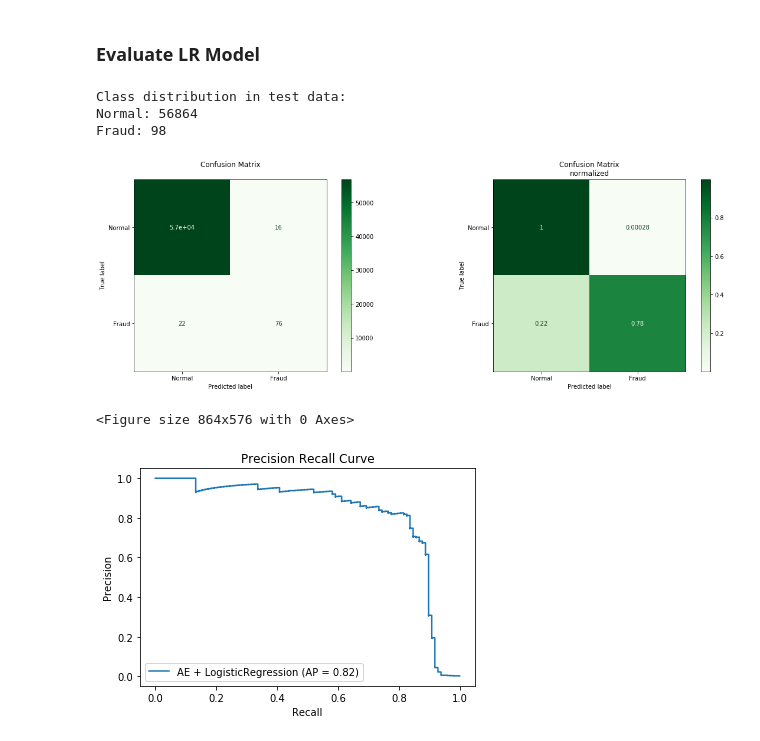
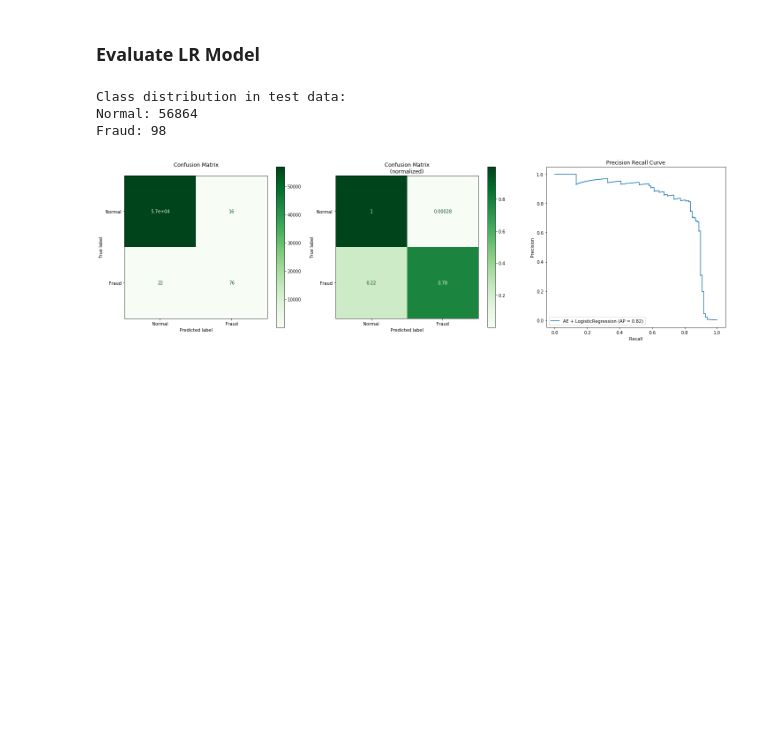
Before and after one commit to janedoesrepo/Autoencoder-ImbalancedCreditData, a Jupyter notebook: finalisation.ipynb, the cells around one changed output. Drawn from its saved outputs; the diff is of its cells as text; code cells hidden in the pictures; blank space fills up the shorter version.

```diff
--- a/finalisation.ipynb
+++ b/finalisation.ipynb
@@ -172,0 +177,24 @@ Optimized model mean average precision: 0.7465
+# %%
+def evaluate_model(test_data, clf=None, name='Not specified'):
+
+    X_test = test_data[0]
+    y_test = test_data[1]
+
+    print(f"Class distribution in test data:\nNormal: {len(y_test[y_test==0])}\nFraud: {len(y_test[y_test==1])}")
+
+    fig, axes = plt.subplots(1,3, figsize=(20,6))
+
+    # Confusion Matrix
+    plot_confusion_matrix(clf, X_test, y_test, normalize=None,
+                          display_labels=['Normal', 'Fraud'], cmap='Greens', ax=axes[0])
+    axes[0].set_title('Confusion Matrix\n')
+
+    plot_confusion_matrix(clf, X_test, y_test, normalize='true',
+                          display_labels=['Normal', 'Fraud'], cmap='Greens', ax=axes[1])
+    axes[1].set_title('Confusion Matrix\n(normalized)')
+
+    # Precision Recall Curve
+    plot_precision_recall_curve(clf, X_test, y_test, name=name, ax=axes[2])
+    axes[2].set_title('Precision Recall Curve')
+
+    plt.tight_layout()
@@ -324,13 +355,9 @@ X_train_clf_lat = encoder.predict(X_train_clf_scaled)
 # define hyperparameters
 K = 5
 
-# scoring is usually 'recall' but average precision is area under precision-recall curve
-scoring = 'recall'
 
-parameters = {
-    'C':  np.logspace(-4, 4, 5) # as in sklearn.LogisticRegressionCV
-#    'max_iter': [500],
-    'class_weight': [None, 'balanced'],
-    'solver': ['lbfgs', 'saga'],
-    'penalty': ['l1', 'l2']
-}
+parameters = {'C':  np.logspace(-4, 4, 5), # as in sklearn.LogisticRegressionCV
+              'class_weight': [None, 'balanced']}
+
+lr = LogisticRegression(max_iter=500, random_state=seed)
+p = Pipeline([('transformer', scaler), ('estimator', lr)])
@@ -339,7 +364,6 @@ parameters = {
 # %%
 # perform CV: one-vs-rest scheme
-GSCV_2 = GridSearchCV(LogisticRegression(multi_class='ovr', random_state=seed),
-                      cv=K, param_grid=parameters, scoring=scoring, n_jobs=-1, verbose=2)
+GSCV_2 = GridSearchCV(lr, parameters, scoring=metric, n_jobs=-1, cv=cv, verbose=2)
 
 GSCV_2.fit(X_train_clf_lat, y_train_clf)
 # %% [output]
@@ -395,11 +409,9 @@ X_test_clf_scaled = StandardScaler().fit_transform(X_test)
 # Extract latent representation
 X_test_clf_lat = encoder.predict(X_test_clf_scaled)
 # %%
-evaluate_model(clf_2, X_test_clf_lat, y_test, 'AE + LogisticRegression')
+evaluate_model(X_test_clf_lat, y_test, clf_2, 'AE + LogisticRegression')
 # %% [output]
 Class distribution in test data:
 Normal: 56864
 Fraud: 98
-[figure, old version]
+[figure, new version]
-<Figure size 864x576 with 0 Axes>
-[figure, removed]
```
Also changed, not shown: parts of 31 cells of this notebook, 1 other file.
